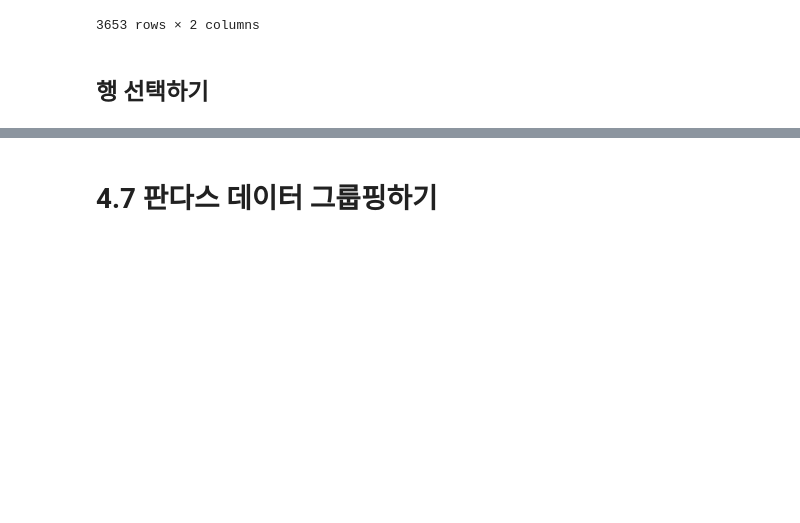
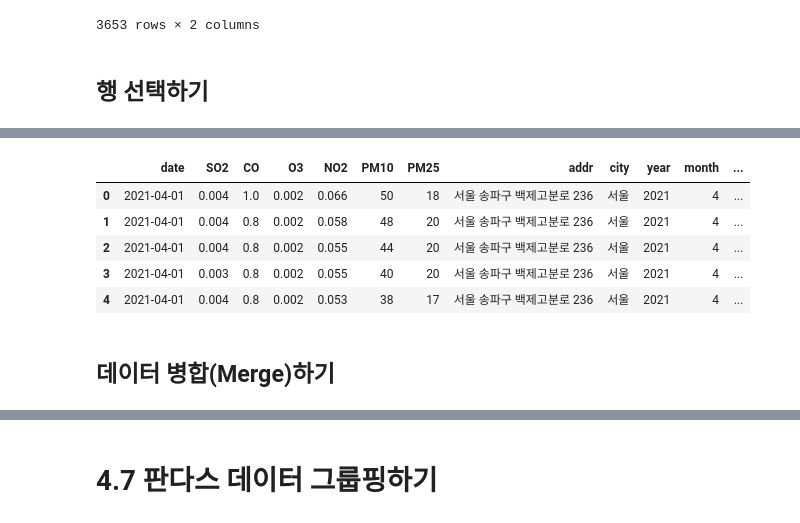
Before and after one commit to leadline42/lecture-bda-visaulization-python, a Jupyter notebook: Lecture01/Lecture01.ipynb, the cells around one changed output, grey strips where cells are left out. Saved outputs shown, nothing was run; the diff lists cells and outputs as text; code cells hidden in the pictures; blank space fills up the shorter version.

```diff
--- a/Lecture01/Lecture01.ipynb
+++ b/Lecture01/Lecture01.ipynb
@@ -549,0 +549,4 @@ pd.merge(s1,s2,how='right',on='국적코드')
+# %%
+# 컬럼생성하기
+df_mod00_dust['city'] = '서울' # 직접입력
+df_mod01_dust['city'] = df_mod01_dust['주소'].str.slice(start=0, stop=2) # 주소 컬럼에서 가져오기
@@ -549,0 +572,3 @@ pd.merge(s1,s2,how='right',on='국적코드')
+# %%
+df_mod00_dust.rename(columns={'측정일시':'date', '주소':'addr'}, inplace=True)
+df_mod01_dust.columns = ['date', 'SO2', 'CO', 'O3', 'NO2', 'PM10', 'PM25', 'addr', 'city']
@@ -549,0 +593,6 @@ pd.merge(s1,s2,how='right',on='국적코드')
+# %%
+# 숫자 int형을 문자열형으로 변환 후 연월일만 추출
+df_mod00_dust['date'] = df_mod00_dust['date'].astype(str)
+df_mod00_dust['date'] = df_mod00_dust['date'].str.slice(start=0, stop=8)
+print(df_mod00_dust.dtypes)
+df_mod00_dust.head()
@@ -549,0 +616,3 @@ pd.merge(s1,s2,how='right',on='국적코드')
+# %%
+df_mod00_dust['date'] = pd.to_datetime(df_mod00_dust['date'])
+df_mod00_dust.dtypes
@@ -549,0 +630,15 @@ pd.merge(s1,s2,how='right',on='국적코드')
+# %%
+## Series dt를 활용한 연도, 월, 일 분리하여 컬럼으로 생성
+df_mod00_dust['year'] = df_mod00_dust['date'].dt.year
+df_mod00_dust['month'] = df_mod00_dust['date'].dt.month
+df_mod00_dust['day'] = df_mod00_dust['date'].dt.day
+df_mod00_dust.head()
+# %% [output]
+|  | date | SO2 | CO | O3 | NO2 | PM10 | PM25 | addr | city | year | month | ... |
+| 0 | 2021-04-01 | 0.004 | 1.0 | 0.002 | 0.066 | 50 | 18 | 서울 송파구 백제고분로 236 | 서울 | 2021 | 4 | ... |
+| 1 | 2021-04-01 | 0.004 | 0.8 | 0.002 | 0.058 | 48 | 20 | 서울 송파구 백제고분로 236 | 서울 | 2021 | 4 | ... |
+| 2 | 2021-04-01 | 0.004 | 0.8 | 0.002 | 0.055 | 44 | 20 | 서울 송파구 백제고분로 236 | 서울 | 2021 | 4 | ... |
+| 3 | 2021-04-01 | 0.003 | 0.8 | 0.002 | 0.055 | 40 | 20 | 서울 송파구 백제고분로 236 | 서울 | 2021 | 4 | ... |
+| 4 | 2021-04-01 | 0.004 | 0.8 | 0.002 | 0.053 | 38 | 17 | 서울 송파구 백제고분로 236 | 서울 | 2021 | 4 | ... |
+# %% [markdown]
+## 데이터 병합(Merge)하기
```
Also changed, not shown: parts of 117 cells of this notebook, 3 other files.
